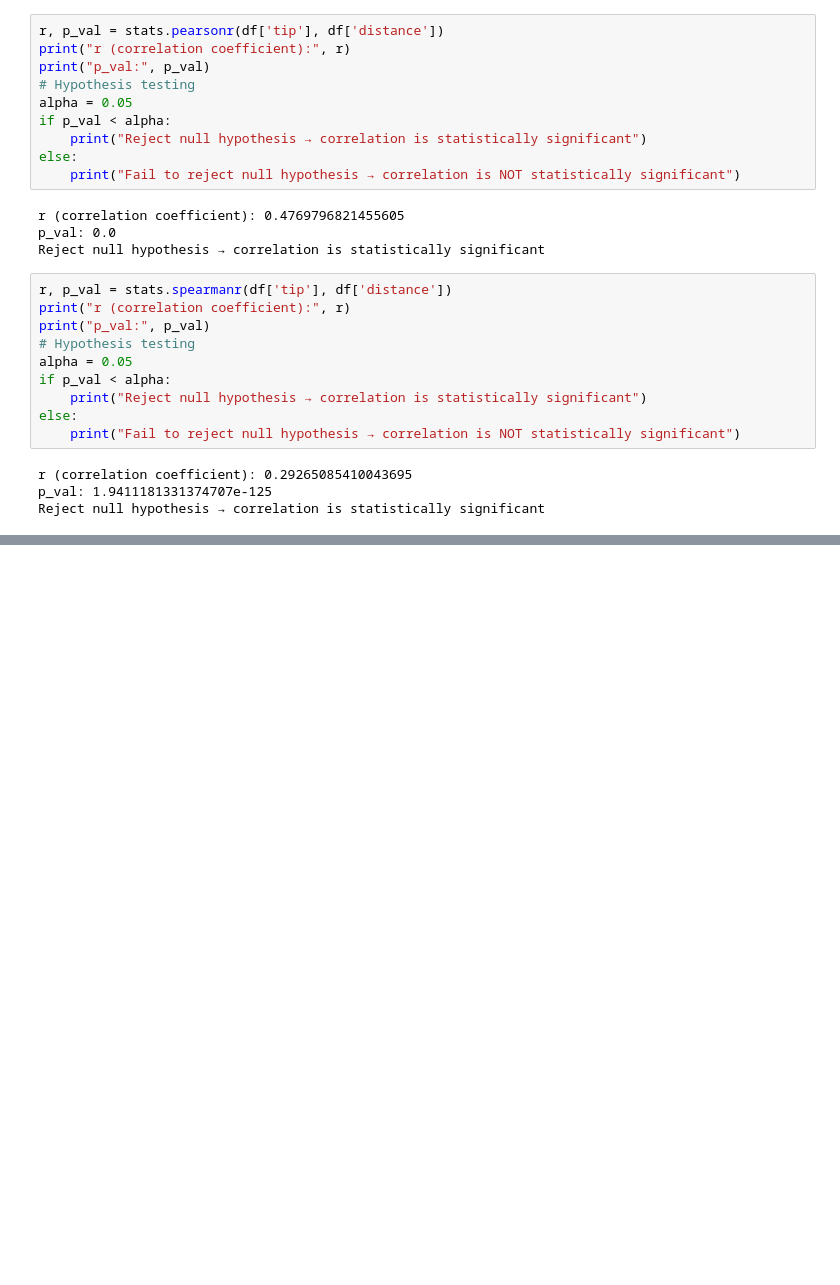
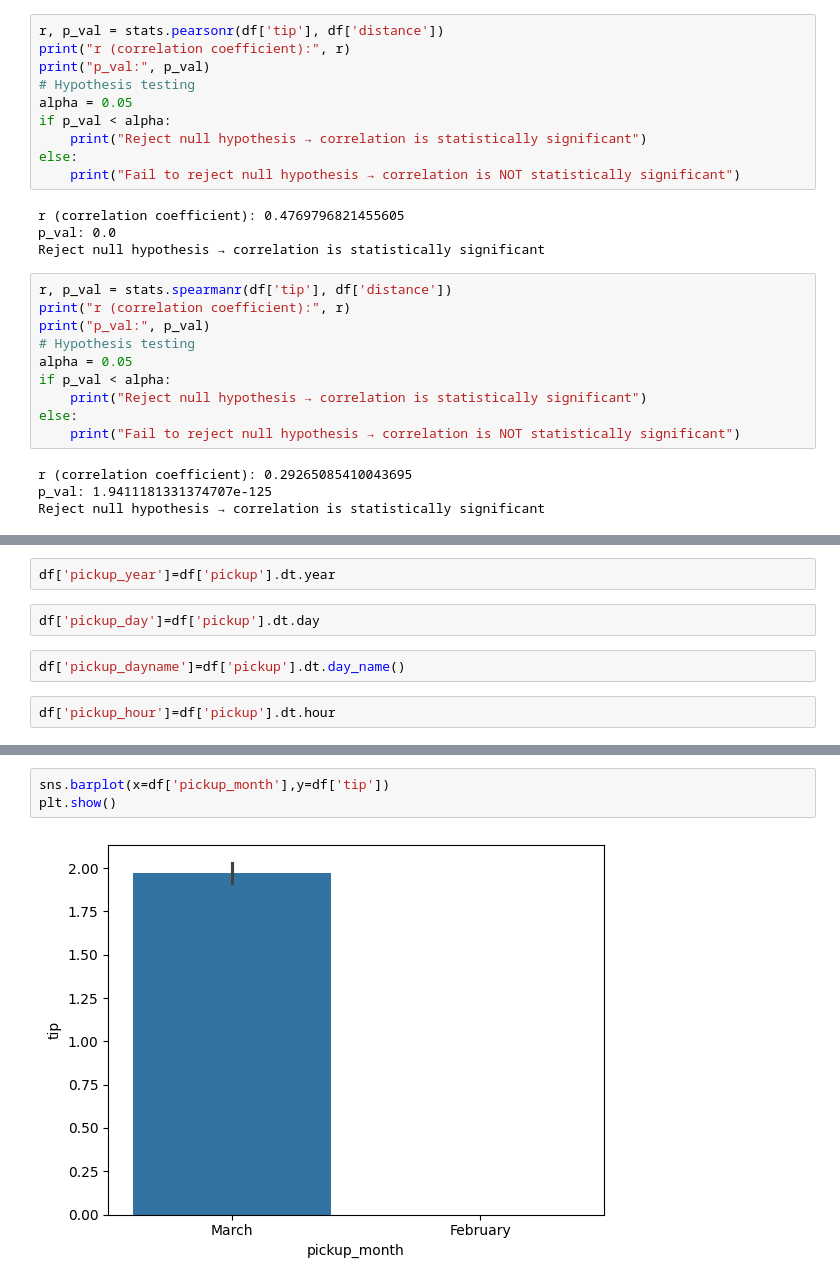
Before and after one commit to Akhila-Dubasi/ML, a Jupyter notebook: ml.ipynb, the cells around one changed output, grey strips where cells are left out. Drawn from its saved outputs; the diff is of its cells as text; blank space fills up the shorter version.

```diff
--- a/ml.ipynb
+++ b/ml.ipynb
@@ -735,0 +869,8 @@ plt.show()
+# %%
+df['pickup_year']=df['pickup'].dt.year
+# %%
+df['pickup_day']=df['pickup'].dt.day
+# %%
+df['pickup_dayname']=df['pickup'].dt.day_name()
+# %%
+df['pickup_hour']=df['pickup'].dt.hour
@@ -735,0 +893,5 @@ plt.show()
+# %%
+sns.barplot(x=df['pickup_month'],y=df['tip'])
+plt.show()
+# %% [output]
+[figure, added]
```
Also changed, not shown: parts of 32 cells of this notebook.
